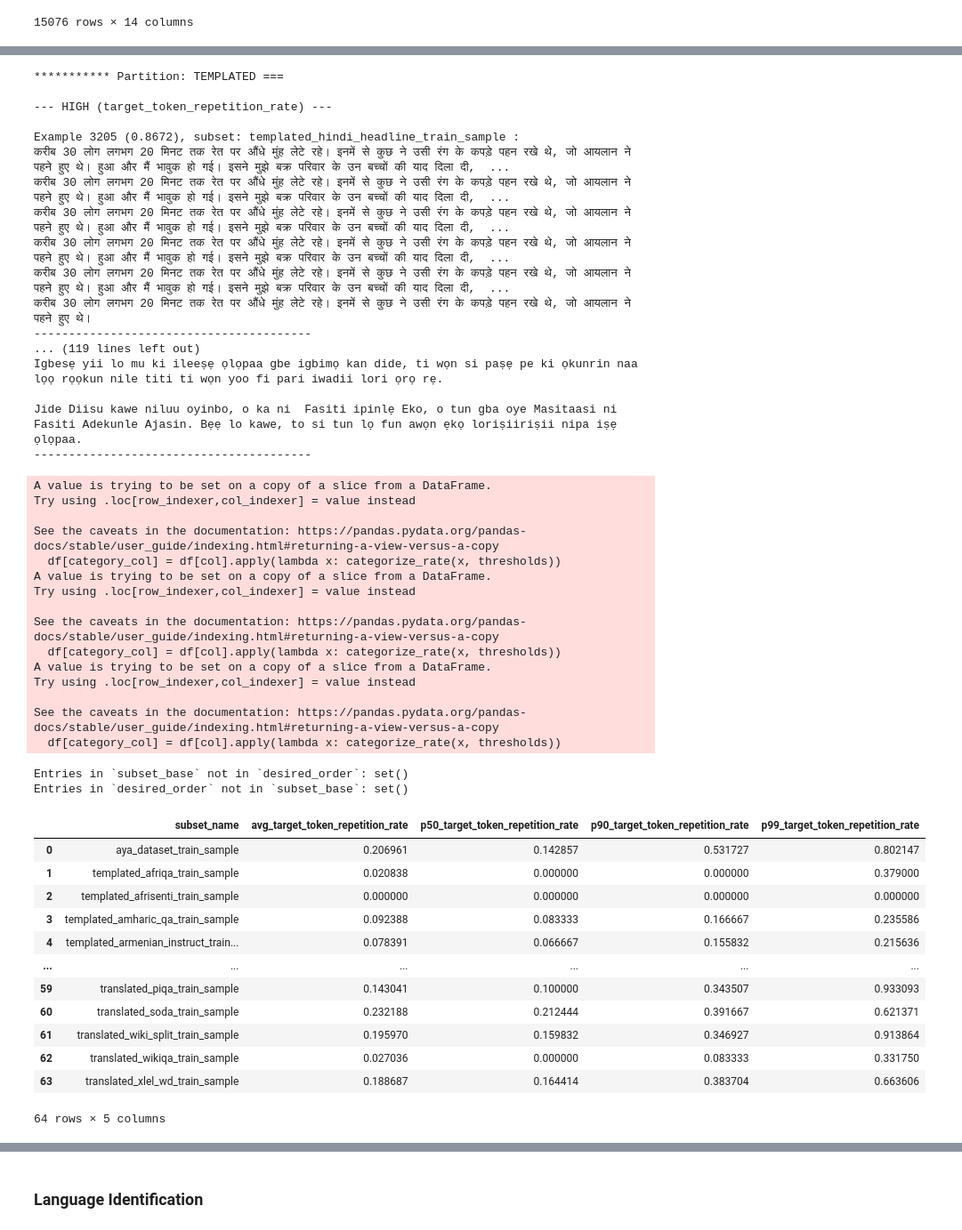
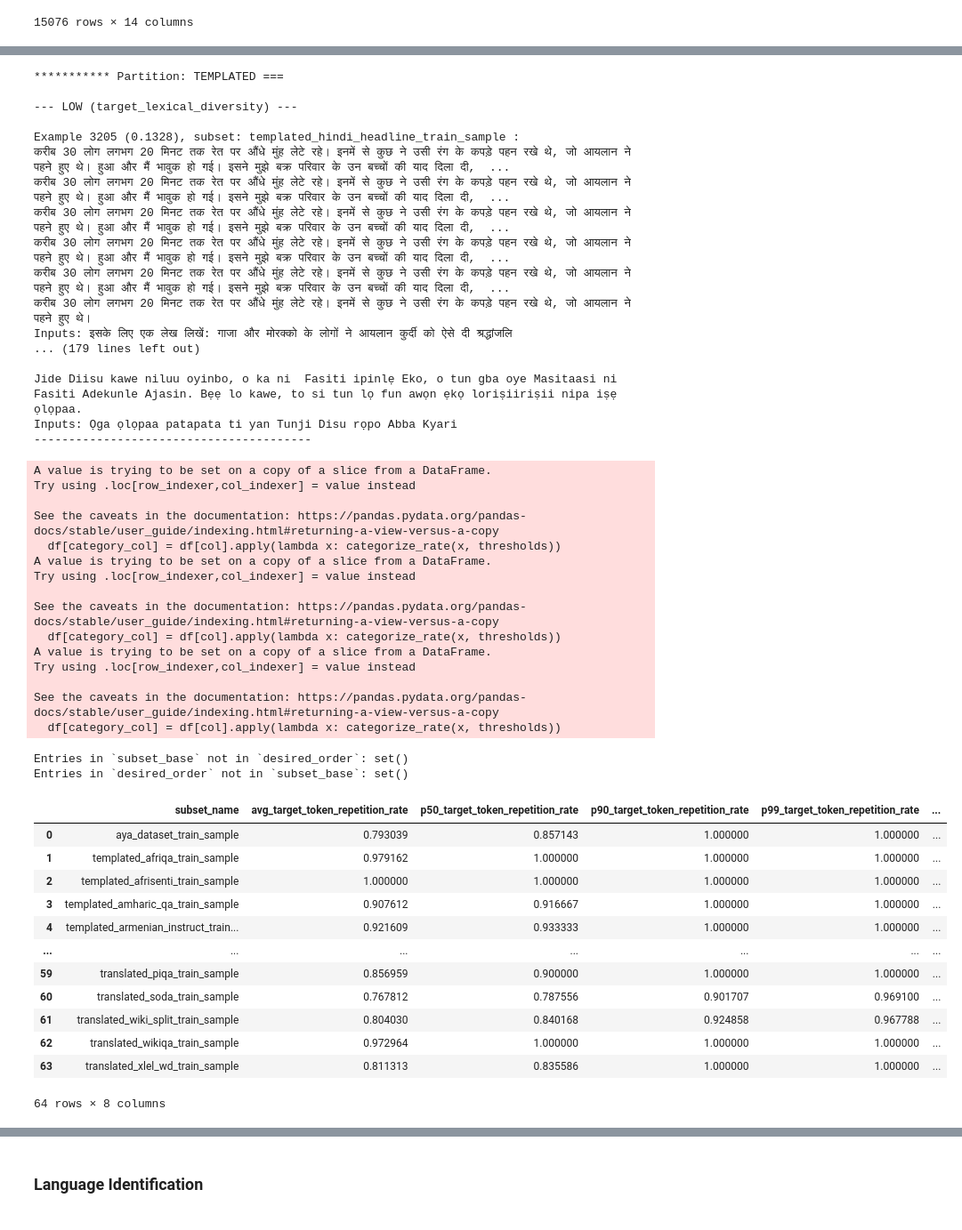
Before and after one commit to dipikakhullar/aya-data-quality, a Jupyter notebook: metricsv1.ipynb, the cells around one changed output, grey strips where cells are left out. Shown at 89% size. Drawn from its saved outputs; the diff is of its cells as text; code cells hidden in the pictures.

```diff
--- a/metricsv1.ipynb
+++ b/metricsv1.ipynb
@@ -73,8 +75,8 @@ df["inputs"][0],df["targets"][0]
 tokenizer = AutoTokenizer.from_pretrained("xlm-roberta-base")
 
 # Apply the function to both 'inputs' and 'targets' columns
-df['input_token_repetition_rate'] = df['inputs'].apply(lambda text: token_repetition_rate(text, tokenizer))
-df['target_token_repetition_rate'] = df['targets'].apply(lambda text: token_repetition_rate(text, tokenizer))
+df['input_lexical_diversity'] = df['inputs'].apply(lambda text: lexical_diversity(text, tokenizer))
+df['target_lexical_diversity'] = df['targets'].apply(lambda text: lexical_diversity(text, tokenizer))
 # %% [output]
 Token indices sequence length is longer than the specified maximum sequence length for this model (577 > 512). Running this sequence through the model will result in indexing errors
 # %%
@@ -294,7 +288,7 @@ Requirement already satisfied: sentencepiece in /home/ec2-user/anaconda3/envs/py
 # %%
 import pandas as pd
 
-def define_thresholds(df, col, low_percentile=0.25, high_percentile=0.90):
+def define_thresholds(df, col, low_percentile=0.10, high_percentile=0.90):
     """
     Define thresholds for a column based on percentiles.
     """
@@ -347,13 +341,15 @@ def display_samples_by_partition(df, partition_col, col, num_samples=3, low_perc
         partition_df, category_col = categorize_column(partition_df, col, thresholds)
 
         # Sample and display examples for each category
-        for category in ['high']:
+        for category in ['low']:
             samples = sample_by_category(partition_df, category_col, category, num_samples)
             if not samples.empty:
                 print(f"\n--- {category.upper()} ({col}) ---")
                 for idx, row in samples.iterrows():
                     print(f"\nExample {idx + 1} ({row[col]:.4f}), subset: {row['subset_name']} :")
                     print(f"Target: {row['targets']}")
+                    print(f"Inputs: {row['inputs']}")
+
                     # translation = translator(row['targets'], max_length=512)[0]['translation_text']
                     print("-" * 40)
             else:
@@ -364,28 +360,28 @@ def display_samples_by_partition(df, partition_col, col, num_samples=3, low_perc
 display_samples_by_partition(
     df=df,
     partition_col='aya_partition',
-    col='target_token_repetition_rate',
+    col='target_lexical_diversity',
     num_samples=3,
-    low_percentile=0.25,
+    low_percentile=0.05,
     high_percentile=0.95
 )
 # %% [output]
 *********** Partition: TEMPLATED ===
 
---- HIGH (target_token_repetition_rate) ---
+--- LOW (target_lexical_diversity) ---
 
-Example 3205 (0.8672), subset: templated_hindi_headline_train_sample :
+Example 3205 (0.1328), subset: templated_hindi_headline_train_sample :
 करीब 30 लोग लगभग 20 मिनट तक रेत पर औंधे मुंह लेटे रहे। इनमें से कुछ ने उसी रंग के कपड़े पहन रखे थे, जो आयलान ने पहने हुए थे। हुआ और मैं भावुक हो गई। इसने मुझे बक्र परिवार के उन बच्चों की याद दिला दी,  ...
 करीब 30 लोग लगभग 20 मिनट तक रेत पर औंधे मुंह लेटे रहे। इनमें से कुछ ने उसी रंग के कपड़े पहन रखे थे, जो आयलान ने पहने हुए थे। हुआ और मैं भावुक हो गई। इसने मुझे बक्र परिवार के उन बच्चों की याद दिला दी,  ...
 करीब 30 लोग लगभग 20 मिनट तक रेत पर औंधे मुंह लेटे रहे। इनमें से कुछ ने उसी रंग के कपड़े पहन रखे थे, जो आयलान ने पहने हुए थे। हुआ और मैं भावुक हो गई। इसने मुझे बक्र परिवार के उन बच्चों की याद दिला दी,  ...
 करीब 30 लोग लगभग 20 मिनट तक रेत पर औंधे मुंह लेटे रहे। इनमें से कुछ ने उसी रंग के कपड़े पहन रखे थे, जो आयलान ने पहने हुए थे। हुआ और मैं भावुक हो गई। इसने मुझे बक्र परिवार के उन बच्चों की याद दिला दी,  ...
 करीब 30 लोग लगभग 20 मिनट तक रेत पर औंधे मुंह लेटे रहे। इनमें से कुछ ने उसी रंग के कपड़े पहन रखे थे, जो आयलान ने पहने हुए थे। हुआ और मैं भावुक हो गई। इसने मुझे बक्र परिवार के उन बच्चों की याद दिला दी,  ...
 करीब 30 लोग लगभग 20 मिनट तक रेत पर औंधे मुंह लेटे रहे। इनमें से कुछ ने उसी रंग के कपड़े पहन रखे थे, जो आयलान ने पहने हुए थे।
-----------------------------------------
-... (119 lines left out)
-Igbesẹ yii lo mu ki ileeṣẹ ọlọpaa gbe igbimọ kan dide, ti wọn si paṣẹ pe ki ọkunrin naa lọọ rọọkun nile titi ti wọn yoo fi pari iwadii lori ọrọ rẹ.
+Inputs: इसके लिए एक लेख लिखें: गाजा और मोरक्को के लोगों ने आयलान कुर्दी को ऐसे दी श्रद्धांजलि
+... (179 lines left out)
 
 Jide Diisu kawe niluu oyinbo, o ka ni  Fasiti ipinlẹ Eko, o tun gba oye Masitaasi ni Fasiti Adekunle Ajasin. Bẹẹ lo kawe, to si tun lọ fun awọn ẹkọ loriṣiiriṣii nipa iṣẹ ọlọpaa.
+Inputs: Ọga ọlọpaa patapata ti yan Tunji Disu rọpo Abba Kyari
 ----------------------------------------
 A value is trying to be set on a copy of a slice from a DataFrame.
 Try using .loc[row_indexer,col_indexer] = value instead
@@ -411,49 +407,53 @@ desired_order = ['aya_dataset', 'templated_afriqa', 'templated_afrisenti', 'temp
 
 # Step 1: Compute metrics for each subset
 metrics = df.groupby("subset_name").agg(
-    avg_target_token_repetition_rate=("target_token_repetition_rate", "mean"),
-    p50_target_token_repetition_rate=("target_token_repetition_rate", "median"),
-    p90_target_token_repetition_rate=("target_token_repetition_rate", lambda x: x.quantile(0.9)),
-    p99_target_token_repetition_rate=("target_token_repetition_rate", lambda x: x.quantile(0.99))
+    avg_target_token_repetition_rate=("target_lexical_diversity", "mean"),
+    p50_target_token_repetition_rate=("target_lexical_diversity", "median"),
+    p90_target_token_repetition_rate=("target_lexical_diversity", lambda x: x.quantile(0.9)),
+    p99_target_token_repetition_rate=("target_lexical_diversity", lambda x: x.quantile(0.99)),
+    p25_target_token_repetition_rate=("target_lexical_diversity", lambda x: x.quantile(0.25)),
+    p10_target_token_repetition_rate=("target_lexical_diversity", lambda x: x.quantile(0.10)),
+    p5_target_token_repetition_rate=("target_lexical_diversity", lambda x: x.quantile(0.05))
+
 ).reset_index()
 
 # Step 2: Remove suffix from `subset_name` for ordering
 # Remove everything including the second-to-last underscore
 metrics["subset_base"] = metrics["subset_name"].apply(
     lambda x: "_".join(x.split("_")[:-2])
 )
 
 # Display the updated `subset_base` column for verification
 metrics[["subset_name", "subset_base"]]
 # Debugging: Check which entries in `subset_base` do not match `desired_order`
 missing_in_order = set(metrics["subset_base"]) - set(desired_order)
 missing_in_metrics = set(desired_order) - set(metrics["subset_base"])
 
 print("Entries in `subset_base` not in `desired_order`:", missing_in_order)
 print("Entries in `desired_order` not in `subset_base`:", missing_in_metrics)
 
 # Step 3: Add a categorical column to enforce order
 metrics["subset_order"] = pd.Categorical(metrics["subset_base"], categories=desired_order, ordered=True)
 
 # Step 4: Sort the metrics dataframe based on the desired order
 metrics_sorted = metrics.sort_values("subset_order").drop(columns=["subset_base", "subset_order"])
 
 # Display the sorted metrics
 metrics_sorted
 # %% [output]
 Entries in `subset_base` not in `desired_order`: set()
 Entries in `desired_order` not in `subset_base`: set()
-|  | subset_name | avg_target_token_repetition_rate | p50_target_token_repetition_rate | p90_target_token_repetition_rate | p99_target_token_repetition_rate |
-| 0 | aya_dataset_train_sample | 0.206961 | 0.142857 | 0.531727 | 0.802147 |
-| 1 | templated_afriqa_train_sample | 0.020838 | 0.000000 | 0.000000 | 0.379000 |
-| 2 | templated_afrisenti_train_sample | 0.000000 | 0.000000 | 0.000000 | 0.000000 |
-| 3 | templated_amharic_qa_train_sample | 0.092388 | 0.083333 | 0.166667 | 0.235586 |
-| 4 | templated_armenian_instruct_train... | 0.078391 | 0.066667 | 0.155832 | 0.215636 |
-| ... | ... | ... | ... | ... | ... |
-| 59 | translated_piqa_train_sample | 0.143041 | 0.100000 | 0.343507 | 0.933093 |
-| 60 | translated_soda_train_sample | 0.232188 | 0.212444 | 0.391667 | 0.621371 |
-| 61 | translated_wiki_split_train_sample | 0.195970 | 0.159832 | 0.346927 | 0.913864 |
-| 62 | translated_wikiqa_train_sample | 0.027036 | 0.000000 | 0.083333 | 0.331750 |
-| 63 | translated_xlel_wd_train_sample | 0.188687 | 0.164414 | 0.383704 | 0.663606 |
+|  | subset_name | avg_target_token_repetition_rate | p50_target_token_repetition_rate | p90_target_token_repetition_rate | p99_target_token_repetition_rate | ... |
+| 0 | aya_dataset_train_sample | 0.793039 | 0.857143 | 1.000000 | 1.000000 | ... |
+| 1 | templated_afriqa_train_sample | 0.979162 | 1.000000 | 1.000000 | 1.000000 | ... |
+| 2 | templated_afrisenti_train_sample | 1.000000 | 1.000000 | 1.000000 | 1.000000 | ... |
+| 3 | templated_amharic_qa_train_sample | 0.907612 | 0.916667 | 1.000000 | 1.000000 | ... |
+| 4 | templated_armenian_instruct_train... | 0.921609 | 0.933333 | 1.000000 | 1.000000 | ... |
+| ... | ... | ... | ... | ... | ... | ... |
+| 59 | translated_piqa_train_sample | 0.856959 | 0.900000 | 1.000000 | 1.000000 | ... |
+| 60 | translated_soda_train_sample | 0.767812 | 0.787556 | 0.901707 | 0.969100 | ... |
+| 61 | translated_wiki_split_train_sample | 0.804030 | 0.840168 | 0.924858 | 0.967788 | ... |
+| 62 | translated_wikiqa_train_sample | 0.972964 | 1.000000 | 1.000000 | 1.000000 | ... |
+| 63 | translated_xlel_wd_train_sample | 0.811313 | 0.835586 | 1.000000 | 1.000000 | ... |
-64 rows × 5 columns
+64 rows × 8 columns
 # %%
```
Also changed, not shown: parts of 34 cells of this notebook.
